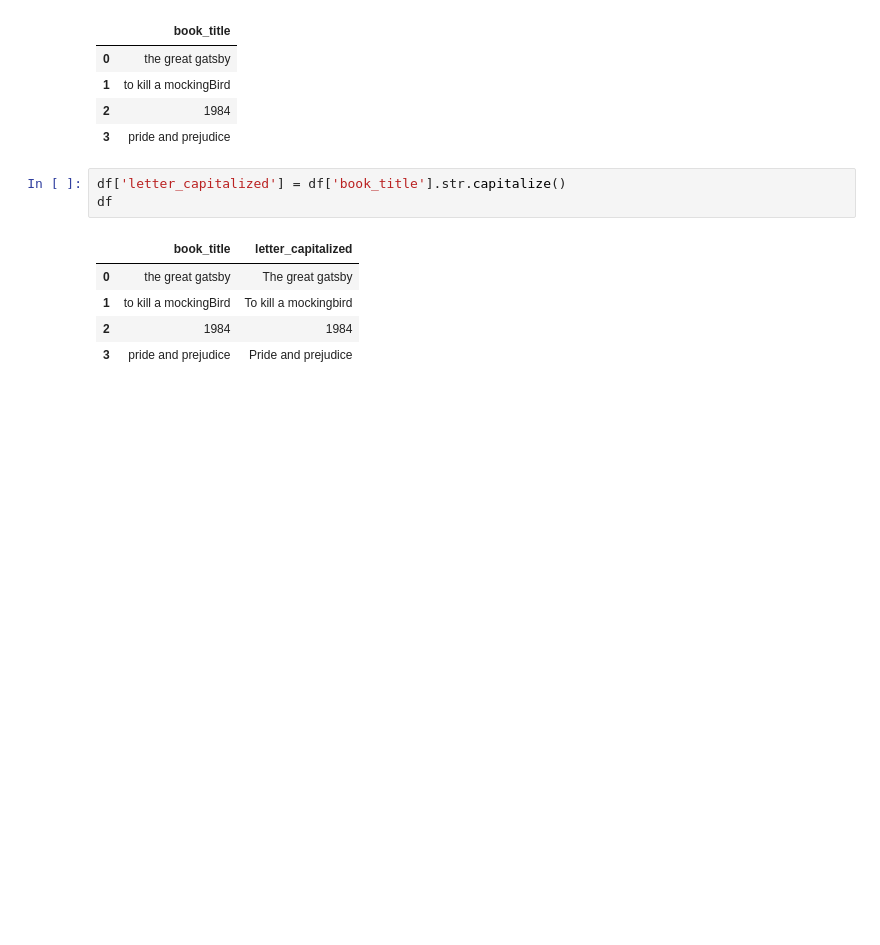
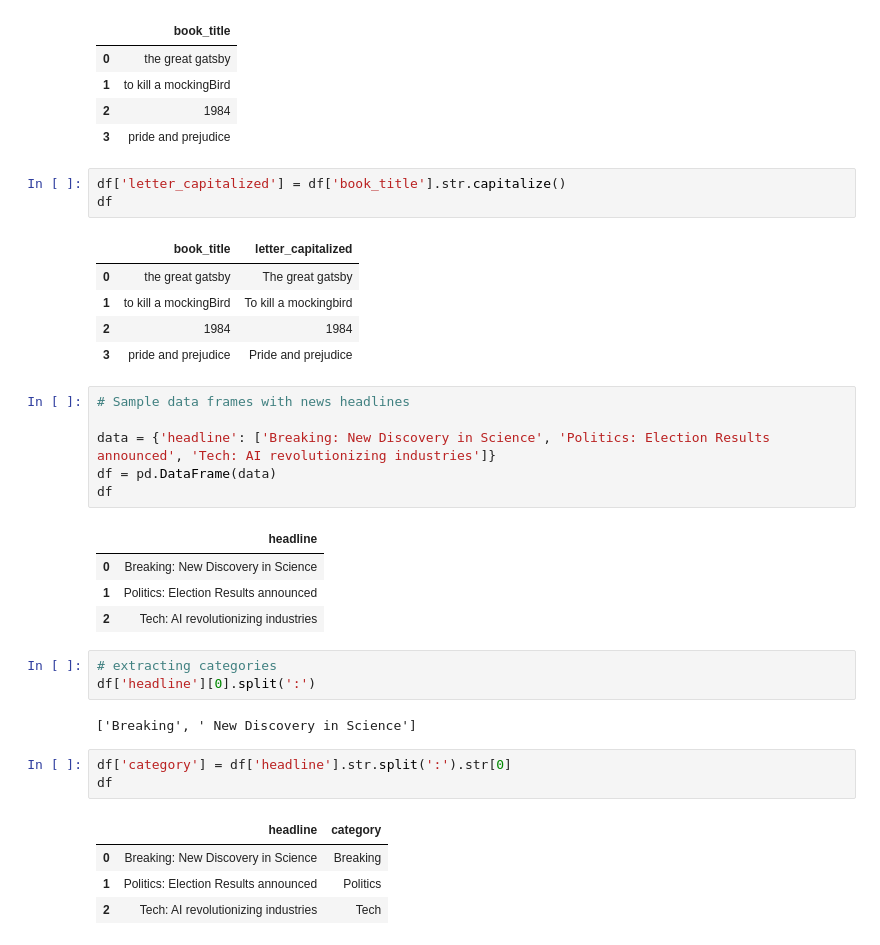
Before and after one commit to sum1t-here/ML-Lab, a Jupyter notebook: python/11-pandasAdv/11.4-text.ipynb, the cells around one changed output. Saved outputs shown, nothing was run; the diff lists cells and outputs as text; blank space fills up the shorter version.

```diff
--- a/python/11-pandasAdv/11.4-text.ipynb
+++ b/python/11-pandasAdv/11.4-text.ipynb
@@ -166,3 +166,27 @@ df
 | 1 | to kill a mockingBird | To kill a mockingbird |
 | 2 | 1984 | 1984 |
 | 3 | pride and prejudice | Pride and prejudice |
+# %%
+# Sample data frames with news headlines
+
+data = {'headline': ['Breaking: New Discovery in Science', 'Politics: Election Results announced', 'Tech: AI revolutionizing industries']}
+df = pd.DataFrame(data)
+df
+# %% [output]
+|  | headline |
+| 0 | Breaking: New Discovery in Science |
+| 1 | Politics: Election Results announced |
+| 2 | Tech: AI revolutionizing industries |
+# %%
+# extracting categories
+df['headline'][0].split(':')
+# %% [output]
+['Breaking', ' New Discovery in Science']
+# %%
+df['category'] = df['headline'].str.split(':').str[0]
+df
+# %% [output]
+|  | headline | category |
+| 0 | Breaking: New Discovery in Science | Breaking |
+| 1 | Politics: Election Results announced | Politics |
+| 2 | Tech: AI revolutionizing industries | Tech |
```
Also changed, not shown: parts of 2 cells of this notebook.
